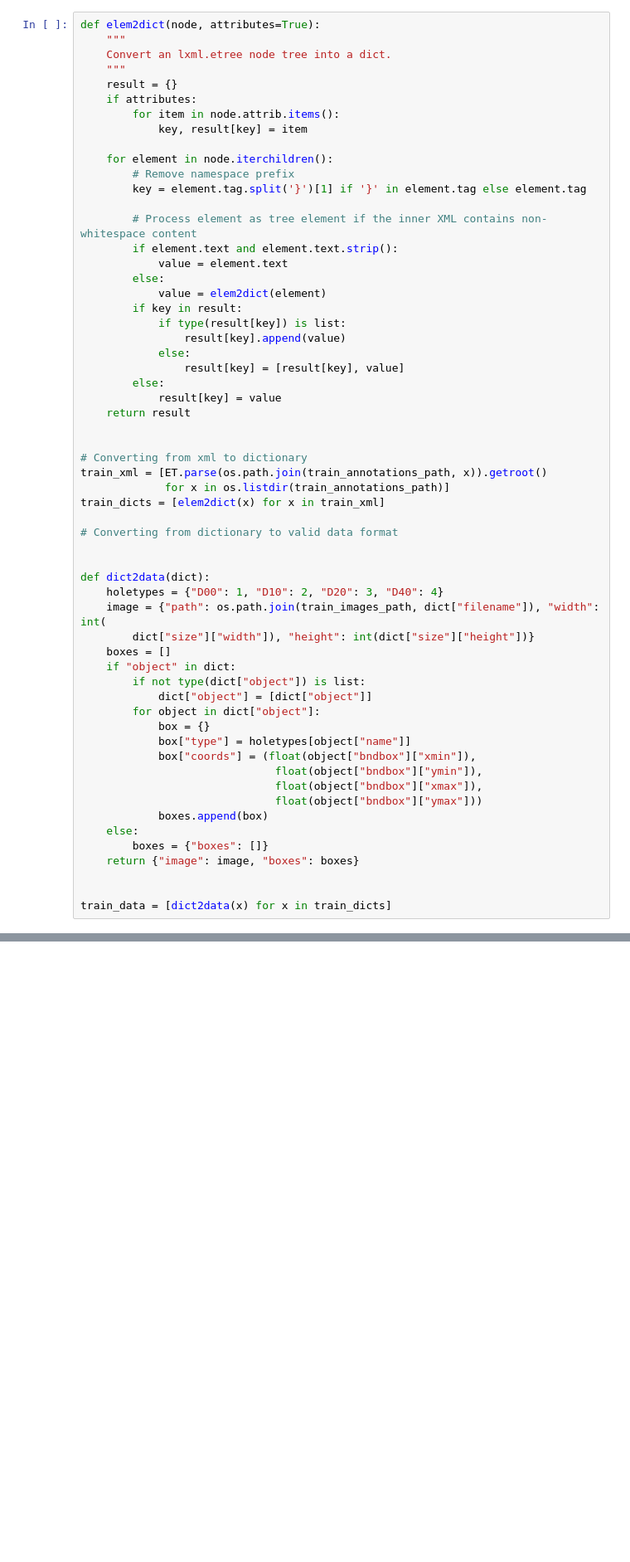
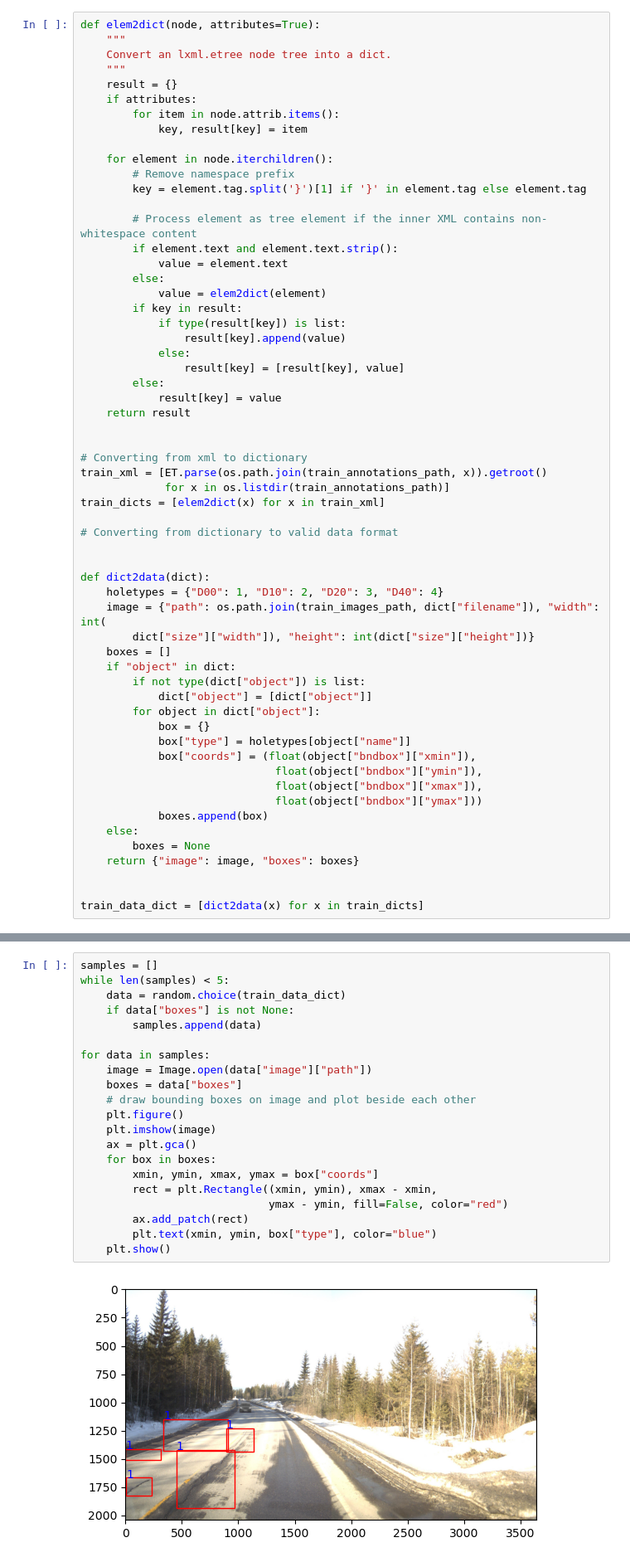
Before and after one commit to Olaussen/TDT17-mini, a Jupyter notebook: main.ipynb, the cells around one changed output, grey strips where cells are left out. Shown at 83% size. Saved outputs shown, nothing was run; the diff lists cells and outputs as text; blank space fills up the shorter version.

Commit message:
visualization

```diff
--- a/main.ipynb
+++ b/main.ipynb
@@ -80,8 +103,8 @@ def dict2data(dict):
                               float(object["bndbox"]["ymax"]))
             boxes.append(box)
     else:
-        boxes = {"boxes": []}
+        boxes = None
     return {"image": image, "boxes": boxes}
 
 
-train_data = [dict2data(x) for x in train_dicts]
+train_data_dict = [dict2data(x) for x in train_dicts]
@@ -104,0 +113,23 @@ train_data = [dict2data(x) for x in train_dicts]
+# %%
+samples = []
+while len(samples) < 5:
+    data = random.choice(train_data_dict)
+    if data["boxes"] is not None:
+        samples.append(data)
+
+for data in samples:
+    image = Image.open(data["image"]["path"])
+    boxes = data["boxes"]
+    # draw bounding boxes on image and plot beside each other
+    plt.figure()
+    plt.imshow(image)
+    ax = plt.gca()
+    for box in boxes:
+        xmin, ymin, xmax, ymax = box["coords"]
+        rect = plt.Rectangle((xmin, ymin), xmax - xmin,
+                             ymax - ymin, fill=False, color="red")
+        ax.add_patch(rect)
+        plt.text(xmin, ymin, box["type"], color="blue")
+    plt.show()
+# %% [output]
+[figure, added]
```
Also changed, not shown: parts of 6 cells of this notebook, 2 other files.
